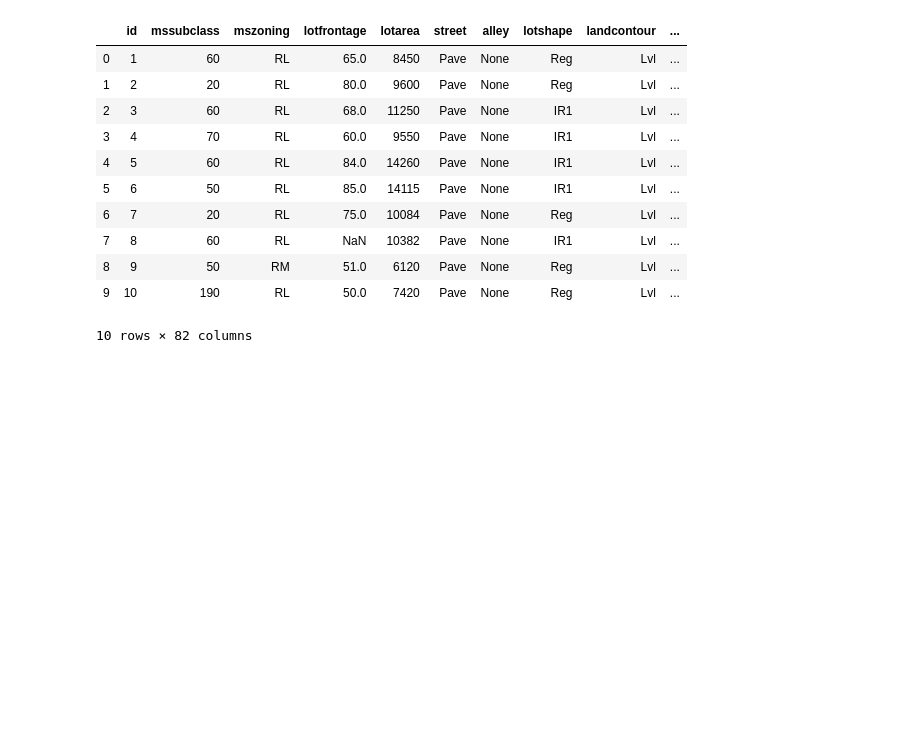
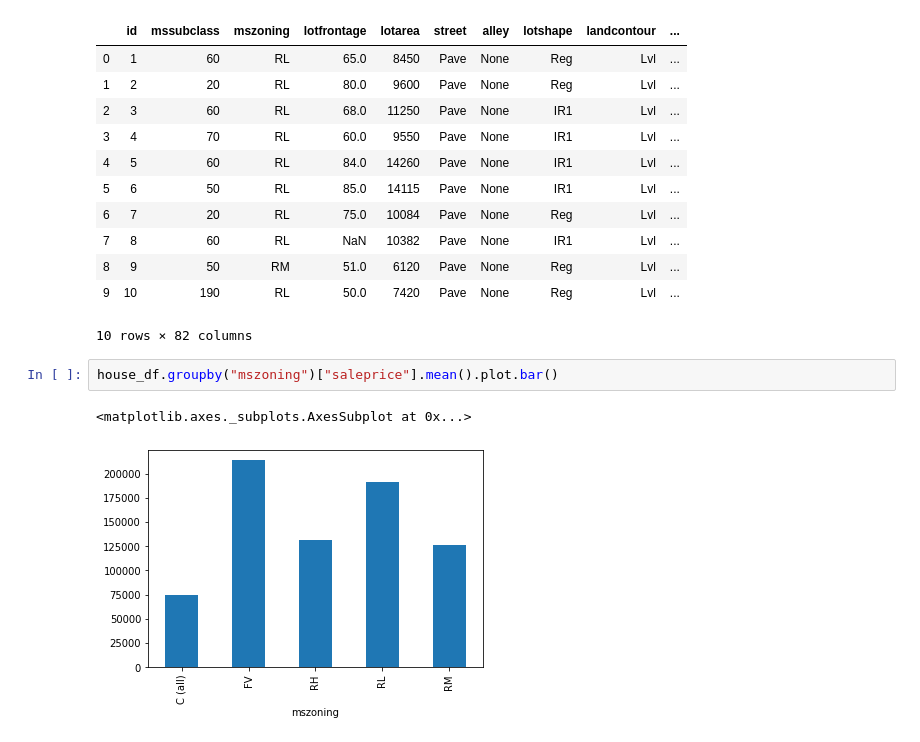
Before and after one commit to pitaconsumer/Classification-Regression, a Jupyter notebook: Module 18-Regression.ipynb, the cells around one changed output. Cells and saved outputs as stored; diff of their text form; blank space fills up the shorter version.

```diff
--- a/Module 18-Regression.ipynb
+++ b/Module 18-Regression.ipynb
@@ -208,3 +248,8 @@ house_df.head(10)
 | 8 | 9 | 50 | RM | 51.0 | 6120 | Pave | None | Reg | Lvl | ... |
 | 9 | 10 | 190 | RL | 50.0 | 7420 | Pave | None | Reg | Lvl | ... |
 10 rows × 82 columns
+# %%
+house_df.groupby("mszoning")["saleprice"].mean().plot.bar()
+# %% [output]
+<matplotlib.axes._subplots.AxesSubplot at 0x...>
+[figure, added]
```
Also changed, not shown: parts of 40 cells of this notebook.
